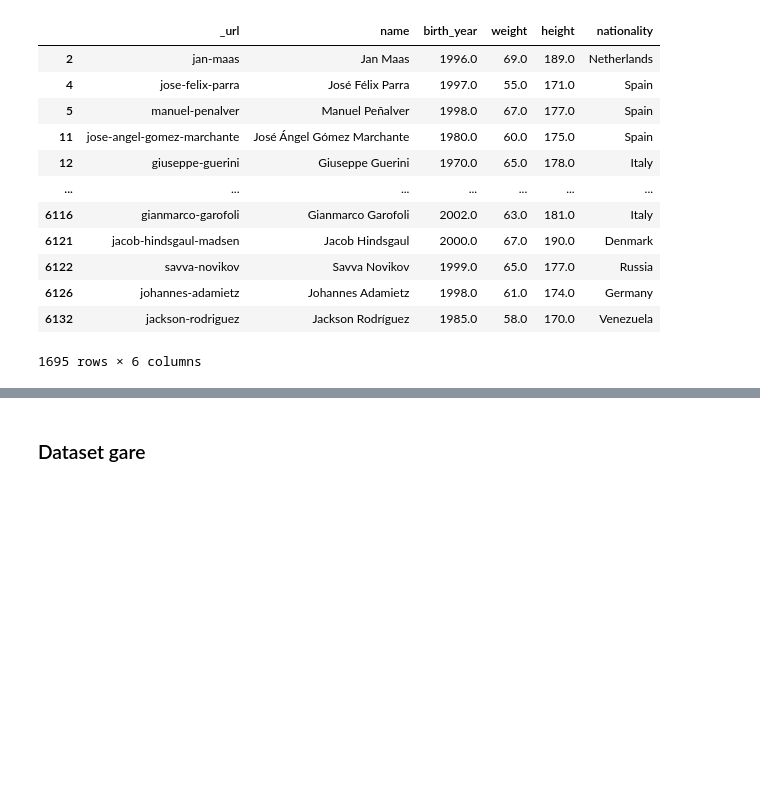
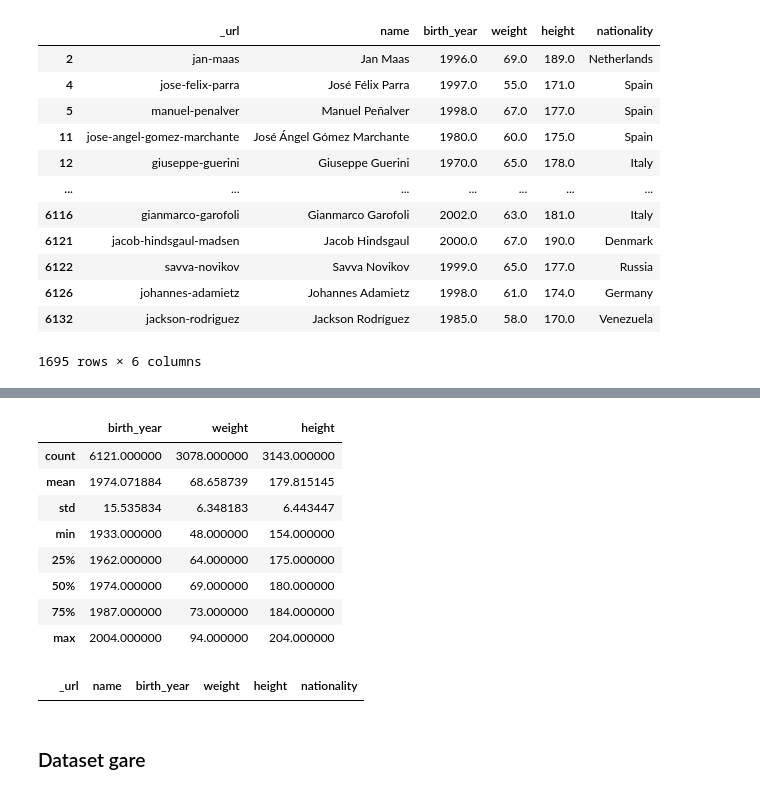
Before and after one commit to fefex302/Data-Mining, a Jupyter notebook: DataUnderstanding.ipynb, the cells around one changed output, grey strips where cells are left out. Cells and saved outputs as stored; diff of their text form; code cells hidden in the pictures; blank space fills up the shorter version.

```diff
--- a/DataUnderstanding.ipynb
+++ b/DataUnderstanding.ipynb
@@ -191,0 +220,12 @@ dataset_cyclists.loc[dataset_cyclists.weight < 70, "nationality"] = "Italy"
+# %%
+dataset_cyclists.describe()
+# %% [output]
+|  | birth_year | weight | height |
+| count | 6121.000000 | 3078.000000 | 3143.000000 |
+| mean | 1974.071884 | 68.658739 | 179.815145 |
+| std | 15.535834 | 6.348183 | 6.443447 |
+| min | 1933.000000 | 48.000000 | 154.000000 |
+| 25% | 1962.000000 | 64.000000 | 175.000000 |
+| 50% | 1974.000000 | 69.000000 | 180.000000 |
+| 75% | 1987.000000 | 73.000000 | 184.000000 |
+| max | 2004.000000 | 94.000000 | 204.000000 |
@@ -192,3 +234,7 @@ dataset_cyclists.loc[dataset_cyclists.weight < 70, "nationality"] = "Italy"
+# %%
+dup_cyc_df
+# %% [output]
+|  | _url | name | birth_year | weight | height | nationality |
 # %% [markdown]
 ### Dataset gare
 # %%
```
Also changed, not shown: parts of 3 cells of this notebook.
